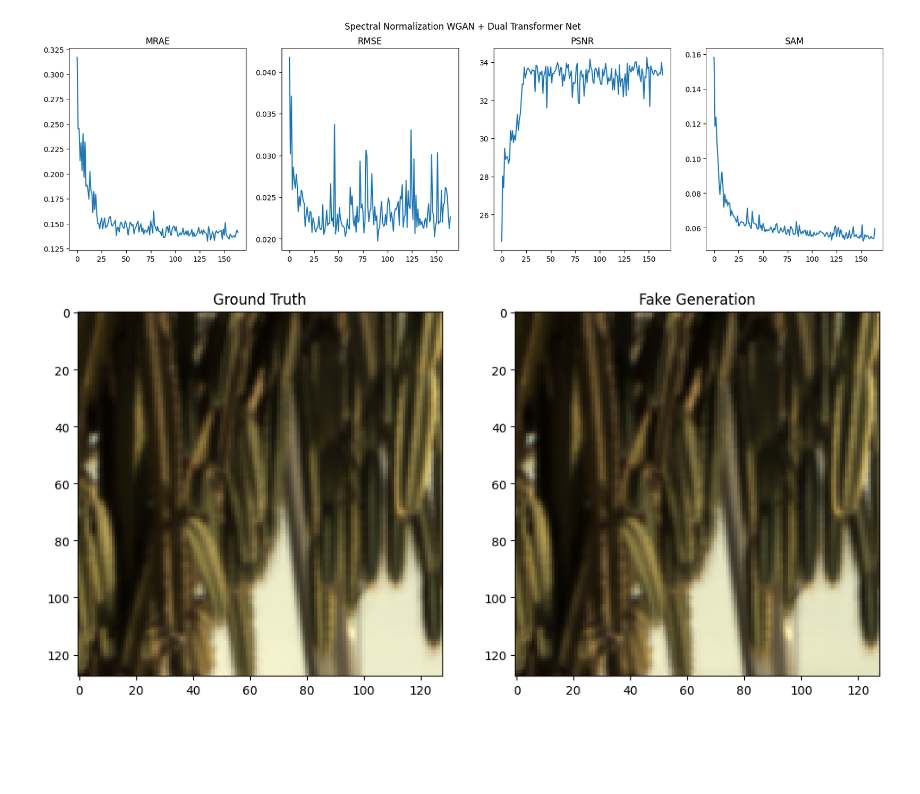
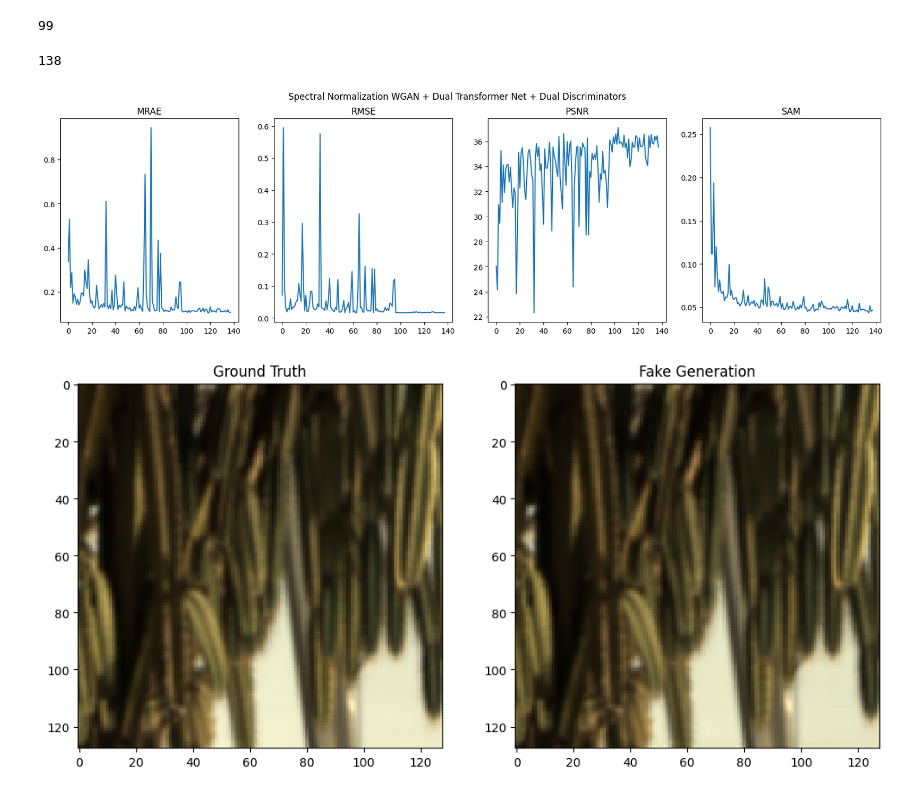
Before and after one commit to Karl-Liu-ch/Spectral_Reconstruction, a Jupyter notebook: visualization.ipynb, the cells around one changed output. Cells and saved outputs as stored; diff of their text form; code cells hidden in the pictures; blank space fills up the shorter version.

```diff
--- a/visualization.ipynb
+++ b/visualization.ipynb
@@ -4,11 +4,17 @@ import torch
 import matplotlib.pyplot as plt
 import colormath
 # %%
-model_name = 'SNCWGANDenseNet/'
+model_name = 'D2GANNZ/'
 root = '/work3/s212645/Spectral_Reconstruction/checkpoint/'
 metrics = 'metrics.pth'
+modelname = 'net_0099epoch.pth'
 path = root + model_name + metrics
 result = torch.load(path, map_location=torch.device('cpu'))
+path = root + model_name + modelname
+model_dict = torch.load(path, map_location=torch.device('cpu'))
+print(model_dict['epoch'])
+# %% [output]
+99
 # %%
 MRAE = result['MRAE']
 RMSE = result['RMSE']
@@ -23,28 +29,31 @@ for i in range(length):
     PSNR[i] = PSNR[i].item()
 for i in range(length):
     SAM[i] = SAM[i].item()
+print(length)
+# %% [output]
+138
 # %%
 plt.figure(figsize=[20,5])
-plt.suptitle("Spectral Normalization WGAN + Dual Transformer Net")
+plt.suptitle("Spectral Normalization WGAN + Dual Transformer Net + Dual Discriminators")
 plt.subplot(1, 4, 1)
 plt.plot(range(length), MRAE[:length])
 plt.title("MRAE")
 
 plt.subplot(1, 4, 2)
 plt.plot(range(length), RMSE[:length])
 plt.title("RMSE")
 
 plt.subplot(1, 4, 3)
 plt.plot(range(length), PSNR[:length])
 plt.title("PSNR")
 
 plt.subplot(1, 4, 4)
 plt.plot(range(length), SAM[:length])
 plt.title("SAM")
 filename = 'result/'+model_name.split('/')[0]+'.png'
 plt.savefig(filename)
 # %% [output]
-[figure, old version]
+[figure, new version]
 # %%
 import scipy.io
 import numpy as np
```
Also changed, not shown: parts of 1 cell of this notebook, 17 other files.
